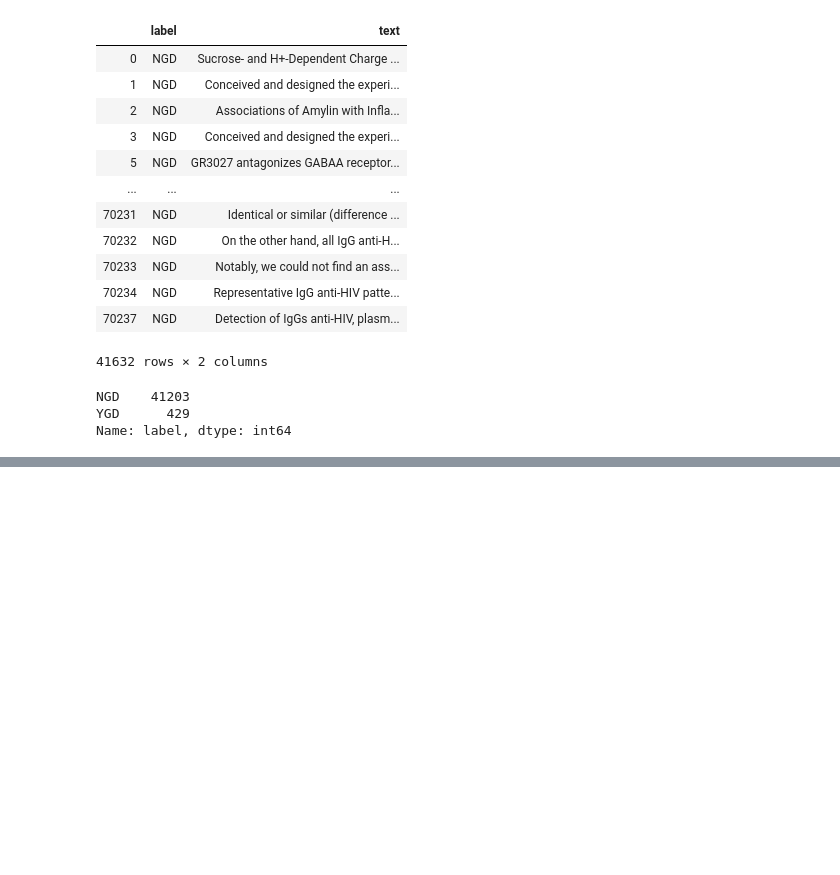
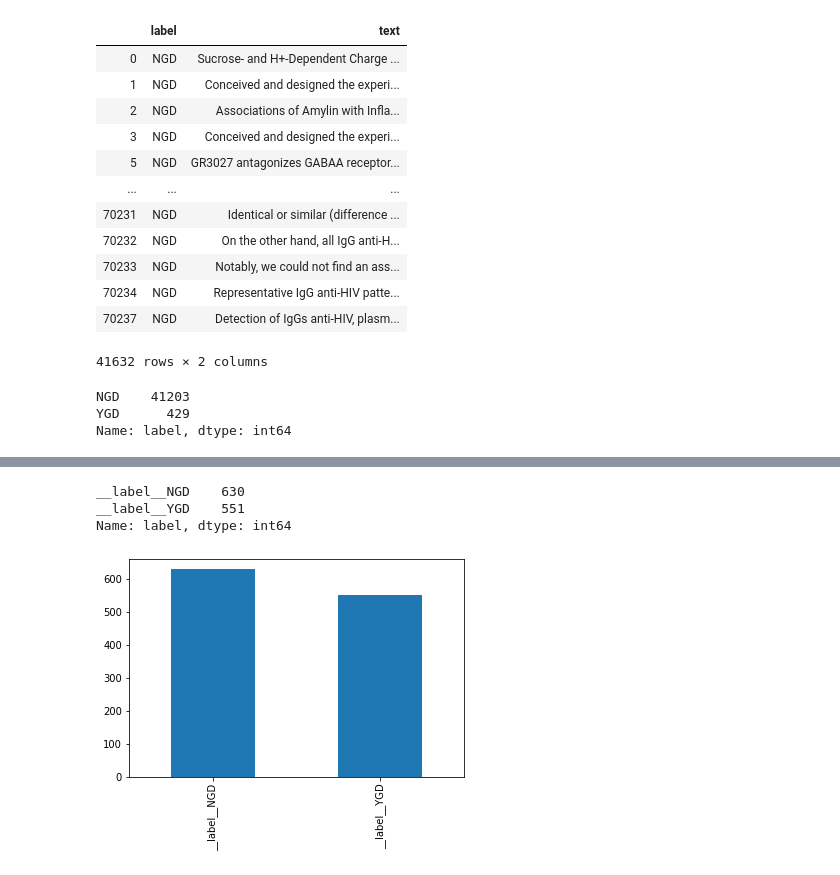
Before and after one commit to tsantosh7/Unsupervised-Supervised-Protein-Genes-Diseases-Organisms-Extraction, a Jupyter notebook: Contextual Character Embeddings-Associations.ipynb, the cells around one changed output, grey strips where cells are left out. Drawn from its saved outputs; the diff is of its cells as text; code cells hidden in the pictures; blank space fills up the shorter version.

```diff
--- a/Contextual Character Embeddings-Associations.ipynb
+++ b/Contextual Character Embeddings-Associations.ipynb
@@ -143,0 +155,9 @@ data.iloc[int(len(data)*0.9):].to_csv(data_loc+'dev.csv', sep='\t', index = Fals
+# %%
+labels_count = df_test['label'].value_counts()
+labels_count.plot(kind="bar")
+print(df_test['label'].value_counts())
+# %% [output]
+__label__NGD    630
+__label__YGD    551
+Name: label, dtype: int64
+[figure, added]
```
Also changed, not shown: parts of 16 cells of this notebook, 6 other files.
